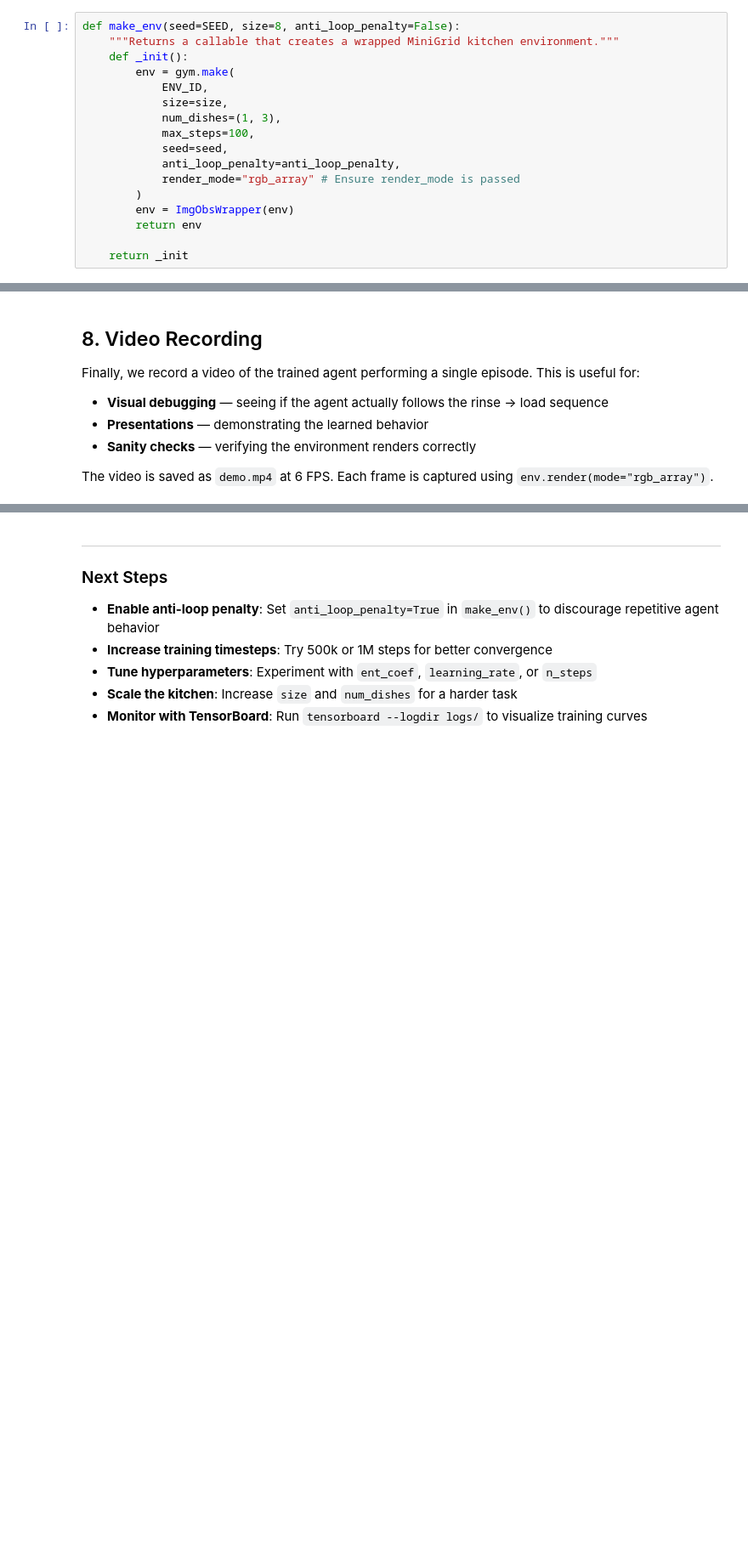
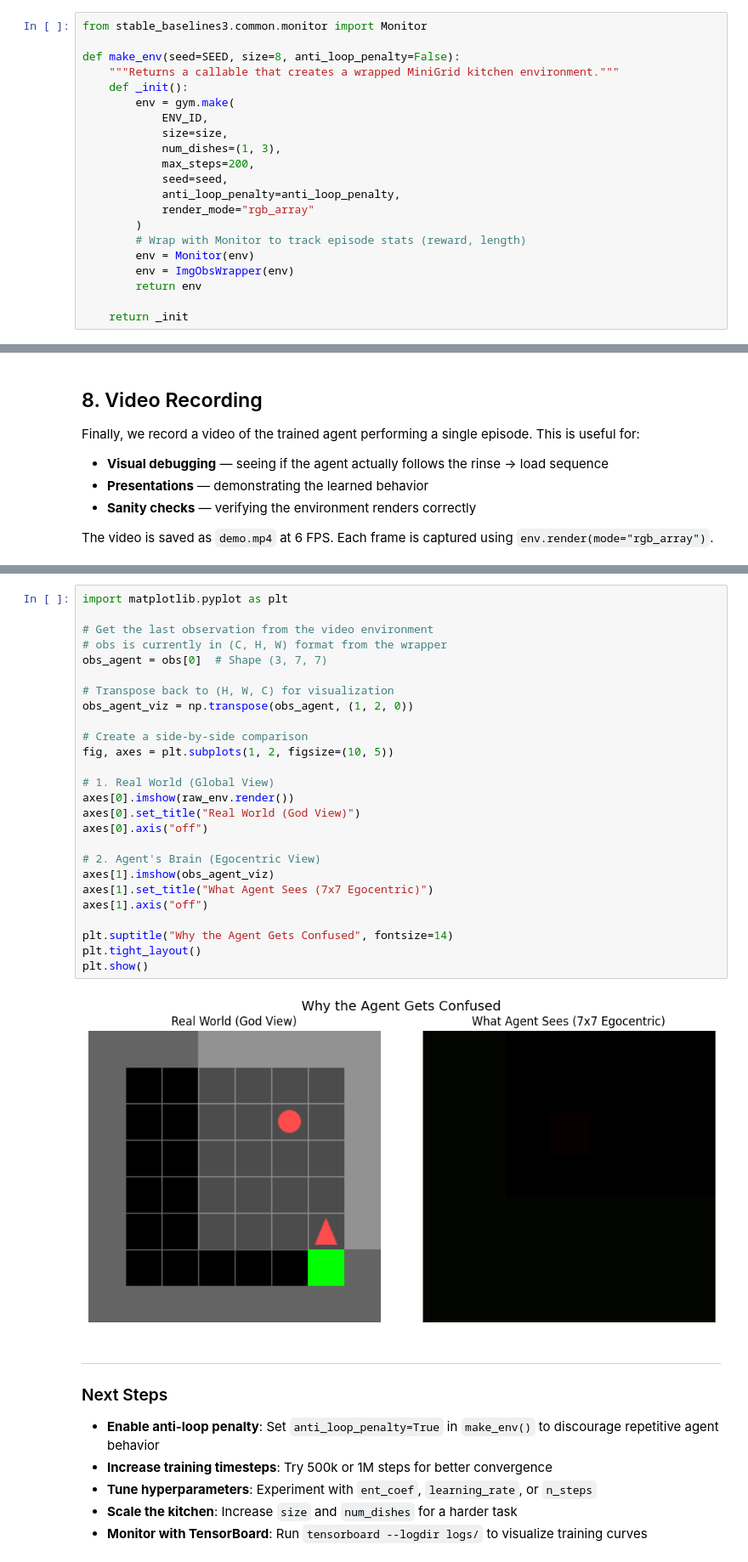
Before and after one commit to Shreya-Mendi/ReinforcementLearning, a Jupyter notebook: main.ipynb, the cells around one changed output, grey strips where cells are left out. Shown at 85% size. Saved outputs shown, nothing was run; the diff lists cells and outputs as text; blank space fills up the shorter version.

```diff
--- a/main.ipynb
+++ b/main.ipynb
@@ -362,6 +351,8 @@ The wrapping chain is:
 3. `DummyVecEnv([make_env()])` → wraps it in SB3's vectorized env interface (batch dimension)
 4. `VecTransposeImage(vec_env)` → transposes images from `(H, W, C)` to `(C, H, W)` as PyTorch expects
 # %%
+from stable_baselines3.common.monitor import Monitor
+
 def make_env(seed=SEED, size=8, anti_loop_penalty=False):
     """Returns a callable that creates a wrapped MiniGrid kitchen environment."""
     def _init():
@@ -369,11 +360,13 @@ def make_env(seed=SEED, size=8, anti_loop_penalty=False):
             ENV_ID,
             size=size,
             num_dishes=(1, 3),
-            max_steps=100,
+            max_steps=200,
             seed=seed,
             anti_loop_penalty=anti_loop_penalty,
-            render_mode="rgb_array" # Ensure render_mode is passed
+            render_mode="rgb_array"
         )
+        # Wrap with Monitor to track episode stats (reward, length)
+        env = Monitor(env)
         env = ImgObsWrapper(env)
         return env
 
@@ -572,4 +658,32 @@ record_env.close()
 Video saved to demo.mp4 (201 frames, 200 steps)
+# %%
+import matplotlib.pyplot as plt
+
+# Get the last observation from the video environment
+# obs is currently in (C, H, W) format from the wrapper
+obs_agent = obs[0]  # Shape (3, 7, 7)
+
+# Transpose back to (H, W, C) for visualization
+obs_agent_viz = np.transpose(obs_agent, (1, 2, 0))
+
+# Create a side-by-side comparison
+fig, axes = plt.subplots(1, 2, figsize=(10, 5))
+
+# 1. Real World (Global View)
+axes[0].imshow(raw_env.render())
+axes[0].set_title("Real World (God View)")
+axes[0].axis("off")
+
+# 2. Agent's Brain (Egocentric View)
+axes[1].imshow(obs_agent_viz)
+axes[1].set_title("What Agent Sees (7x7 Egocentric)")
+axes[1].axis("off")
+
+plt.suptitle("Why the Agent Gets Confused", fontsize=14)
+plt.tight_layout()
+plt.show()
+# %% [output]
+[figure, added]
 # %% [markdown]
 ---
 
```
Also changed, not shown: parts of 6 cells of this notebook.
